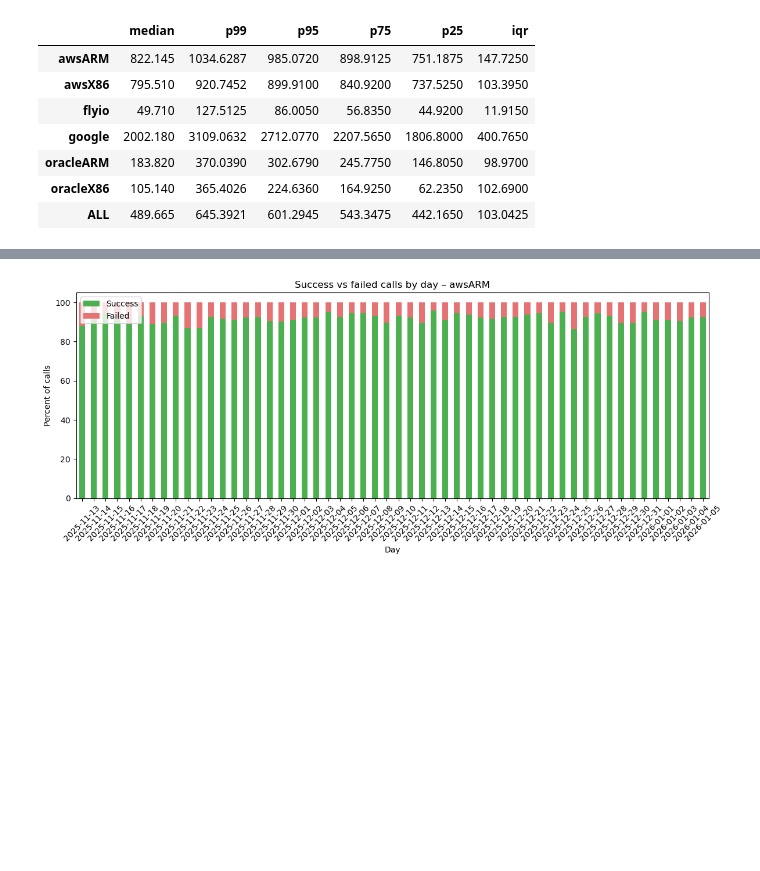
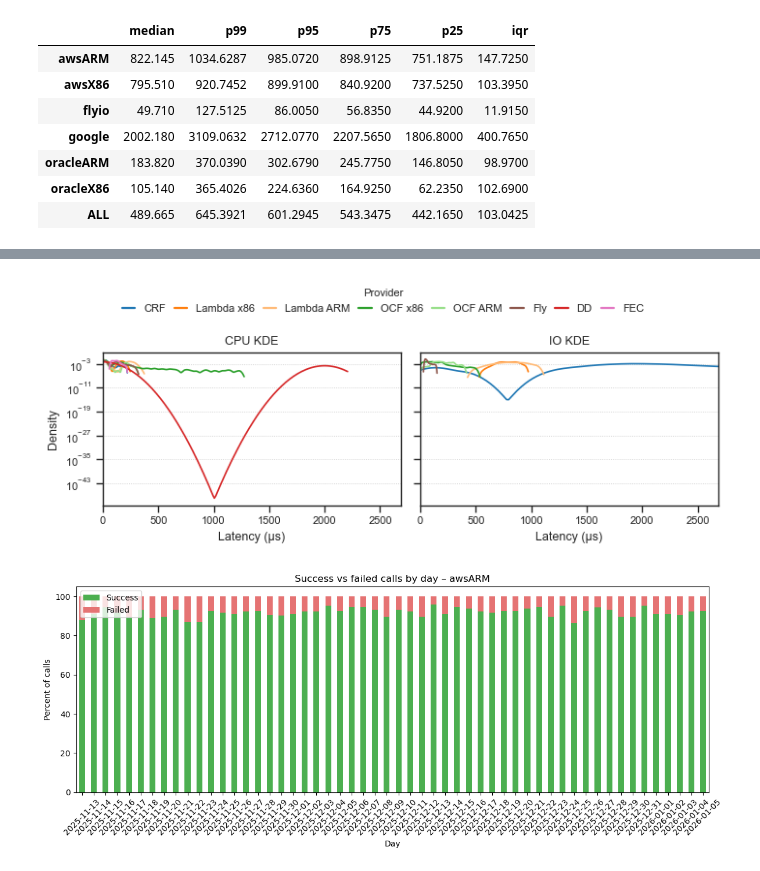
Before and after one commit to 3s-rg-codes/faas-bench-explore, a Jupyter notebook: 04_cpu.ipynb, the cells around one changed output, grey strips where cells are left out. Cells and saved outputs as stored; diff of their text form; code cells hidden in the pictures; blank space fills up the shorter version.

```diff
--- a/04_cpu.ipynb
+++ b/04_cpu.ipynb
@@ -174,3 +598,93 @@ fig.savefig(export_path, bbox_inches="tight")
+# %%
+# KDE: CPU and IO latency (all providers overlaid, two subplots)
+from pathlib import Path
+import json
+
+providers = ["google", "awsX86", "awsARM", "oracleX86", "oracleARM", "flyio", "deno", "fastly"]  # <-- edit this list
+
+config_path = Path("config") / "provider_config.json"
+with config_path.open("r", encoding="utf-8") as f:
+    provider_config = json.load(f)
+
+provider_labels = provider_config["provider_labels"]
+provider_palette = provider_config["provider_palette"]
+provider_colors = {p: provider_palette.get(p, "#999999") for p in providers}
+
+def _load_experiment_df(experiment: str) -> pd.DataFrame:
+    df = pd.read_sql("select * from data where experiment = ?", cnx, params=[experiment])
+    df = df[df["provider"].isin(providers)].copy()
+    # Cap outliers per provider (p99)
+    df["p99"] = df.groupby("provider")["time_to_complete"].transform(lambda s: s.quantile(0.99))
+    df = df[df["time_to_complete"] <= df["p99"]].drop(columns=["p99"])
+
+    return df
+
+df_cpu = _load_experiment_df("cpu")
+df_io = _load_experiment_df("io")
+
+df_cpu["time_µs"] = df_cpu["time_to_complete"] * 1000
+df_io["time_µs"] = df_io["time_to_complete"]
+
+x_max = max(df_cpu["time_µs"].quantile(0.99), df_io["time_µs"].quantile(0.99))
+
+fig, (ax_cpu, ax_io) = plt.subplots(nrows=1, ncols=2, figsize=(7.2, 2.6), sharey=True)
+
+for provider in providers:
+    color = provider_colors.get(provider, "#999999")
+    df_cpu_p = df_cpu[df_cpu["provider"] == provider]
+    df_io_p = df_io[df_io["provider"] == provider]
+    if not df_cpu_p.empty:
+        sns.kdeplot(
+            data=df_cpu_p,
+            x="time_µs",
+            bw_adjust=1.0,
+            color=color,
+            ax=ax_cpu,
+        )
+    if not df_io_p.empty:
+        sns.kdeplot(
+            data=df_io_p,
+            x="time_µs",
+            bw_adjust=1.0,
+            color=color,
+            ax=ax_io,
+        )
+
+ax_cpu.set_title("CPU KDE")
+ax_io.set_title("IO KDE")
+ax_cpu.set_xlabel("Latency (µs)")
+ax_io.set_xlabel("Latency (µs)")
+ax_cpu.set_ylabel("Density")
+ax_io.set_ylabel("")
+ax_cpu.set_yscale("log", nonpositive="clip")
+ax_io.set_yscale("log", nonpositive="clip")
+ax_cpu.set_xlim(0, x_max)
+ax_io.set_xlim(0, x_max)
+ax_cpu.grid(True, axis="y", linestyle=":", linewidth=0.6, color="#cccccc")
+ax_io.grid(True, axis="y", linestyle=":", linewidth=0.6, color="#cccccc")
+
+legend_handles = [
+    Line2D([0], [0], color=provider_colors[p], lw=1.6)
+    for p in providers
+]
+legend_labels = [provider_labels.get(p, p) for p in providers]
+fig.legend(
+    legend_handles,
+    legend_labels,
+    title="Provider",
+    loc="upper center",
+    bbox_to_anchor=(0.5, 1.08),
+    ncol=len(providers),
+    frameon=False,
+    handlelength=1.2,
+    columnspacing=0.8,
+    borderaxespad=0.0,
+ )
+
+fig.tight_layout(rect=[0, 0, 1, 0.93])
+plt.show()
+# %% [output]
+[figure, added]
 # %%
 # Check missing data per day with success vs failure ratios (one chart per provider)
 
```
Also changed, not shown: parts of 3 cells of this notebook, 6 other files.
